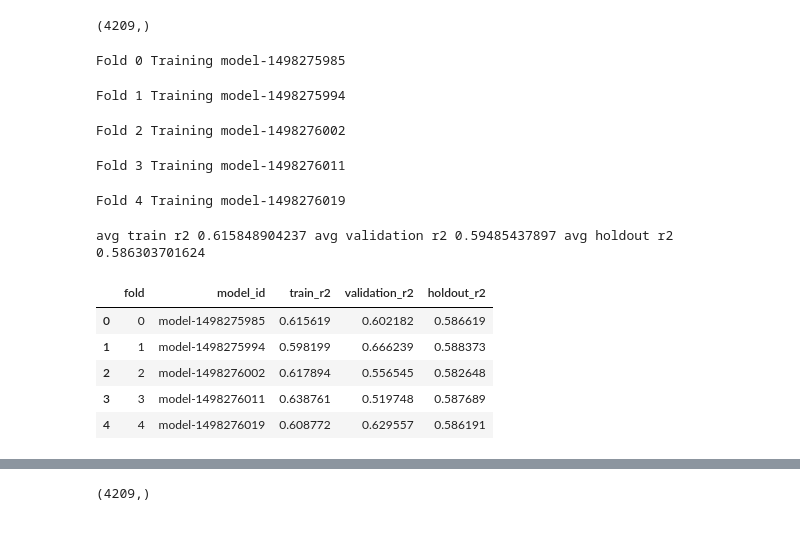
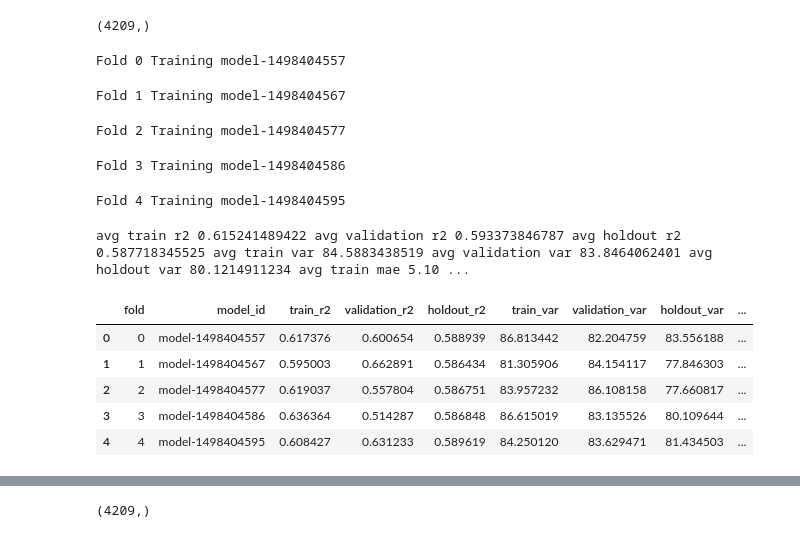
Before and after one commit to malhotraa/mercedes-benz-greener-manufacturing, a Jupyter notebook: notebooks/model_magic.ipynb, the cells around one changed output, grey strips where cells are left out. Cells and saved outputs as stored; diff of their text form; code cells hidden in the pictures.

```diff
--- a/notebooks/model_magic.ipynb
+++ b/notebooks/model_magic.ipynb
@@ -117,7 +135,7 @@ print('test_X.shape', test_X.shape)
 if add_magic_feature:
     temp_X = train_X.copy()
     temp_X['y'] = train_Y
-    median_df = temp_X.groupby('X0').y.median().reset_index().rename(columns={'y':'median_y'})
+    median_df = temp_X.groupby('X0').y.mean().reset_index().rename(columns={'y':'median_y'})
     holdout_X_median_df = pd.merge(holdout_X, median_df, on='X0', how='left')
     holdout_X_median_df.loc[holdout_X_median_df.median_y.isnull(), 'median_y'] = train_Y.mean()
     holdout_X = holdout_X_median_df
@@ -125,7 +143,7 @@ if add_magic_feature:
 
     temp_X = X.copy()
     temp_X['y'] = Y
-    median_df = temp_X.groupby('X0').y.median().reset_index().rename(columns={'y':'median_y'})
+    median_df = temp_X.groupby('X0').y.mean().reset_index().rename(columns={'y':'median_y'})
     test_X_median_df = pd.merge(test_X, median_df, on='X0', how='left')
     test_X_median_df.loc[test_X_median_df.median_y.isnull(), 'median_y'] = Y.mean()
     test_X = test_X_median_df
@@ -245,8 +284,8 @@ class StackingEstimator(BaseEstimator, TransformerMixin):
         X = check_array(X)
         X_transformed = np.copy(X)
         # add class probabilities as a synthetic feature
-#         if issubclass(self.estimator.__class__, ClassifierMixin) and hasattr(self.estimator, 'predict_proba'):
-#             X_transformed = np.hstack((self.estimator.predict_proba(X), X))
+        if issubclass(self.estimator.__class__, ClassifierMixin) and hasattr(self.estimator, 'predict_proba'):
+            X_transformed = np.hstack((self.estimator.predict_proba(X), X))
 
         # add class prodiction as a synthetic feature
         X_transformed = np.hstack((np.reshape(self.estimator.predict(X), (-1, 1)), X_transformed))
@@ -262,53 +301,70 @@ for fold, (train_idxs, val_idxs) in enumerate(kf.split(train_X)):
 
     trn_X, val_X = train_X.iloc[train_idxs], train_X.iloc[val_idxs]
     trn_Y, val_Y = train_Y[train_idxs], train_Y[val_idxs]
 
     if add_magic_feature:
         temp_X = trn_X.copy()
         temp_X['y'] = trn_Y
-        median_df = temp_X.groupby('X0').y.median().reset_index().rename(columns={'y':'median_y'})
+        median_df = temp_X.groupby('X0').y.mean().reset_index().rename(columns={'y':'median_y'})
         trn_X_median_df = pd.merge(trn_X, median_df, on='X0', how='left')
         trn_X = trn_X_median_df
 
         val_X_median_df = pd.merge(val_X, median_df, on='X0', how='left')
         val_X_median_df.loc[val_X_median_df.median_y.isnull(), 'median_y'] = trn_Y.mean()
         val_X = val_X_median_df
 
     stacked_pipeline = make_pipeline(
         StackingEstimator(estimator=LassoLarsCV(normalize=True)),
         StackingEstimator(estimator=GradientBoostingRegressor(learning_rate=0.001, loss="huber",
                                                               n_estimators=500, max_depth=3,
                                                               max_features=0.55, min_samples_leaf=18,
                                                               min_samples_split=14, subsample=0.7)),
-#         ExtraTreesRegressor(n_estimators=500, max_features=0.55,
-#                             max_depth=3, min_samples_leaf=18,
-#                             min_samples_split=14, n_jobs=-1),
         LassoLarsCV())
     stacked_pipeline.fit(trn_X, trn_Y)
     pickle.dump(stacked_pipeline, open(os.path.join(MODELS_PATH, model_id + ".stacked"), "wb"))
-    train_Y_stacked_pred = stacked_pipeline.predict(trn_X)
-    train_r2_score = metrics.r2_score(trn_Y, train_Y_stacked_pred)
-    val_Y_stacked_pred = stacked_pipeline.predict(val_X)
-    val_r2_score = metrics.r2_score(val_Y, val_Y_stacked_pred)
+
+    trn_Y_pred = stacked_pipeline.predict(trn_X)
+    train_r2_score = metrics.r2_score(trn_Y, trn_Y_pred)
+    train_var = np.var(trn_Y_pred)
+    train_mae = metrics.mean_absolute_error(trn_Y, trn_Y_pred)
+
+    val_Y_pred = stacked_pipeline.predict(val_X)
+    val_r2_score = metrics.r2_score(val_Y, val_Y_pred)
+    val_var = np.var(val_Y_pred)
+    val_mae = metrics.mean_absolute_error(val_Y, val_Y_pred)
+
     holdout_Y_pred = stacked_pipeline.predict(holdout_X)
     holdout_r2_score = metrics.r2_score(holdout_Y, holdout_Y_pred)
-    perf.append((fold, model_id, train_r2_score, val_r2_score, holdout_r2_score))
+    holdout_var = np.var(holdout_Y_pred)
+    holdout_mae = metrics.mean_absolute_error(holdout_Y, holdout_Y_pred)
 
-perf_stacked_df = pd.DataFrame(perf, columns=['fold', 'model_id', 'train_r2', 'validation_r2', 'holdout_r2'])
+    perf.append((fold, model_id, train_r2_score, val_r2_score, holdout_r2_score,
+                 train_var, val_var, holdout_var,
+                 train_mae, val_mae, holdout_mae))
+
+perf_stacked_df = pd.DataFrame(perf, columns=['fold', 'model_id', 'train_r2', 'validation_r2', 'holdout_r2',
+                                      'train_var', 'validation_var', 'holdout_var',
+                                      'train_mae', 'validation_mae', 'holdout_mae'])
 print('avg train r2', perf_stacked_df['train_r2'].mean(),
       'avg validation r2', perf_stacked_df['validation_r2'].mean(),
-      'avg holdout r2', perf_stacked_df['holdout_r2'].mean())
+      'avg holdout r2', perf_stacked_df['holdout_r2'].mean(),
+      'avg train var', perf_stacked_df['train_var'].mean(),
+      'avg validation var', perf_stacked_df['validation_var'].mean(),
+      'avg holdout var', perf_stacked_df['holdout_var'].mean(),
+      'avg train mae', perf_stacked_df['train_mae'].mean(),
+      'avg validation mae', perf_stacked_df['validation_mae'].mean(),
+      'avg holdout mae', perf_stacked_df['holdout_mae'].mean())
 perf_stacked_df
 # %% [output]
-Fold 0 Training model-1498275985
+Fold 0 Training model-1498404557
-Fold 1 Training model-1498275994
+Fold 1 Training model-1498404567
-Fold 2 Training model-1498276002
+Fold 2 Training model-1498404577
-Fold 3 Training model-1498276011
+Fold 3 Training model-1498404586
-Fold 4 Training model-1498276019
+Fold 4 Training model-1498404595
-avg train r2 0.615848904237 avg validation r2 0.59485437897 avg holdout r2 0.586303701624
+avg train r2 0.615241489422 avg validation r2 0.593373846787 avg holdout r2 0.587718345525 avg train var 84.5883438519 avg validation var 83.8464062401 avg holdout var 80.1214911234 avg train mae 5.10 ...
-|  | fold | model_id | train_r2 | validation_r2 | holdout_r2 |
-| 0 | 0 | model-1498275985 | 0.615619 | 0.602182 | 0.586619 |
-| 1 | 1 | model-1498275994 | 0.598199 | 0.666239 | 0.588373 |
-| 2 | 2 | model-1498276002 | 0.617894 | 0.556545 | 0.582648 |
-| 3 | 3 | model-1498276011 | 0.638761 | 0.519748 | 0.587689 |
-| 4 | 4 | model-1498276019 | 0.608772 | 0.629557 | 0.586191 |
+|  | fold | model_id | train_r2 | validation_r2 | holdout_r2 | train_var | validation_var | holdout_var | ... |
+| 0 | 0 | model-1498404557 | 0.617376 | 0.600654 | 0.588939 | 86.813442 | 82.204759 | 83.556188 | ... |
+| 1 | 1 | model-1498404567 | 0.595003 | 0.662891 | 0.586434 | 81.305906 | 84.154117 | 77.846303 | ... |
+| 2 | 2 | model-1498404577 | 0.619037 | 0.557804 | 0.586751 | 83.957232 | 86.108158 | 77.660817 | ... |
+| 3 | 3 | model-1498404586 | 0.636364 | 0.514287 | 0.586848 | 86.615019 | 83.135526 | 80.109644 | ... |
+| 4 | 4 | model-1498404595 | 0.608427 | 0.631233 | 0.589619 | 84.250120 | 83.629471 | 81.434503 | ... |
```
Also changed, not shown: parts of 8 cells of this notebook.
